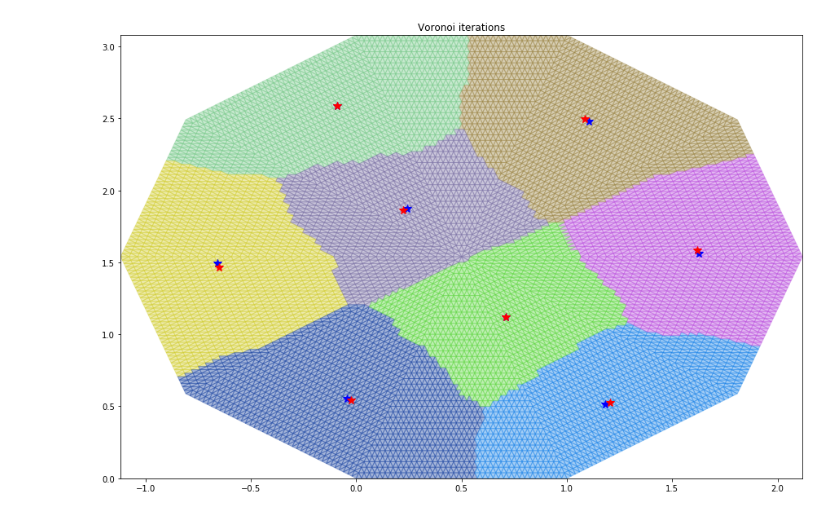
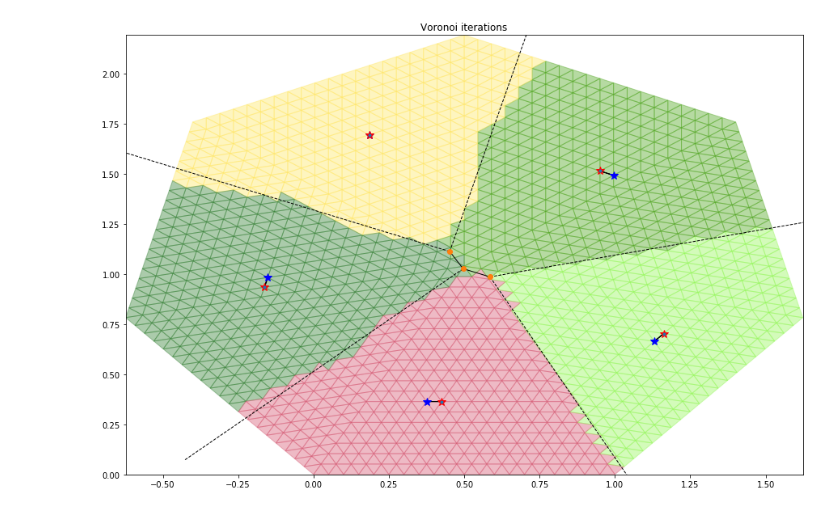
Before and after one commit to alexoblomov/fast_marching, a Jupyter notebook: Voronoi_iterations_on_regular_poly.ipynb, the cells around one changed output. Saved outputs shown, nothing was run; the diff lists cells and outputs as text; code cells hidden in the pictures.

Commit message:
Scipy voronoi cells

```diff
--- a/Voronoi_iterations_on_regular_poly.ipynb
+++ b/Voronoi_iterations_on_regular_poly.ipynb
@@ -143,7 +144,8 @@ def dijkstra(graph, initial, bound_nodes = [], voronoi = False):
         voronoi_cells = {}
     for j, init_node in enumerate(initial):
         if voronoi:
-            voronoi_cells[init_node] = [j]
+            #voronoi_cells[init_node] = [j]
+            voronoi_cells[init_node] = j
         accepted[init_node] = 0
         far.remove(init_node)
         for edge in graph.edges[init_node]:
@@ -152,7 +154,8 @@ def dijkstra(graph, initial, bound_nodes = [], voronoi = False):
                 far.remove(edge)
                 path[edge] = init_node
                 if voronoi:
-                    voronoi_cells[edge] = [j]
+                    #voronoi_cells[edge] = [j]
+                    voronoi_cells[edge] = j
     #print(voronoi_cells)
     while considered:
         #print(far)
@@ -185,10 +188,10 @@ def dijkstra(graph, initial, bound_nodes = [], voronoi = False):
                     #print(voronoi_cells)
                     #print(min_node)
                     #print(edge)
-                    if edge in voronoi_cells  :
-                        voronoi_cells[edge] = list(set(voronoi_cells[edge]).union(set(voronoi_cells[min_node])))
-                    else:
-                        voronoi_cells[edge] = voronoi_cells[min_node]
+                    #if edge in voronoi_cells  :
+                    #    voronoi_cells[edge] = list(set(voronoi_cells[edge]).union(set(voronoi_cells[min_node])))
+                    #else:
+                    voronoi_cells[edge] = voronoi_cells[min_node]
 
                 if edge not in considered:
                     far.remove(edge)
@@ -454,7 +457,7 @@ def Voronoi_iterations_reg_poly(n = 10, r = 1, num_clus = 2, mesh_f = 10, num_it
             polygon = nodes_all[cell]
             dists = dij_dist[cell]
             min_node = cell[np.argmin(dists)]
-            clus = v_cells[min_node][0]
+            clus = v_cells[min_node]#[0]
             num_tri[clus] += 1
             new_inner_points[clus] += np.mean(nodes_all[cell], axis = 0)
             plt.fill(*zip(*polygon), alpha=0.4, c = colors[clus])
@@ -472,6 +475,8 @@ def Voronoi_iterations_reg_poly(n = 10, r = 1, num_clus = 2, mesh_f = 10, num_it
         for i in range(num_clus):
             plt.arrow(inner_points[i,0],inner_points[i,1],new_inner_points[i,0] - inner_points[i,0], new_inner_points[i,1] - inner_points[i,1])
         plt.title('Voronoi iterations')
+        vor = Voronoi(inner_points)
+        voronoi_plot_2d(vor, ax = plt.gca())
         plt.xlim(np.min(nodes_all[:,0]),np.max(nodes_all[:,0]))
         plt.ylim(np.min(nodes_all[:,1]),np.max(nodes_all[:,1]))
         plt.draw()
@@ -484,8 +489,10 @@ def Voronoi_iterations_reg_poly(n = 10, r = 1, num_clus = 2, mesh_f = 10, num_it
         inner_nodes = new_inner_nodes
 
 
+
+
     display.clear_output()
 # %%
-Voronoi_iterations_reg_poly(n = 10, r = 1, num_clus=8, mesh_f = 40, num_iter = 20)
+Voronoi_iterations_reg_poly(n = 7, r = 1, num_clus=5, mesh_f = 20, num_iter = 10)
 # %% [output]
-[figure, old version]
+[figure, new version]
```
Also changed, not shown: parts of 1 cell of this notebook.
